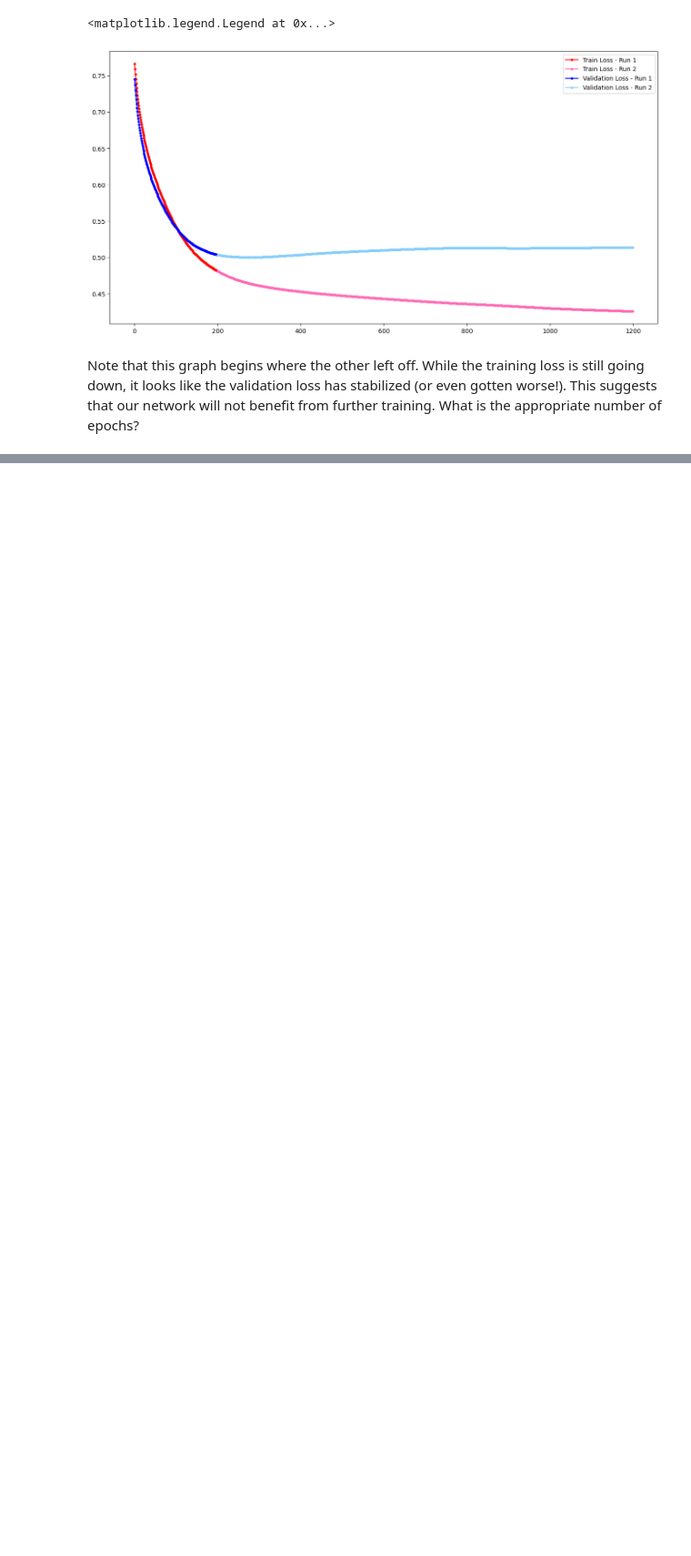
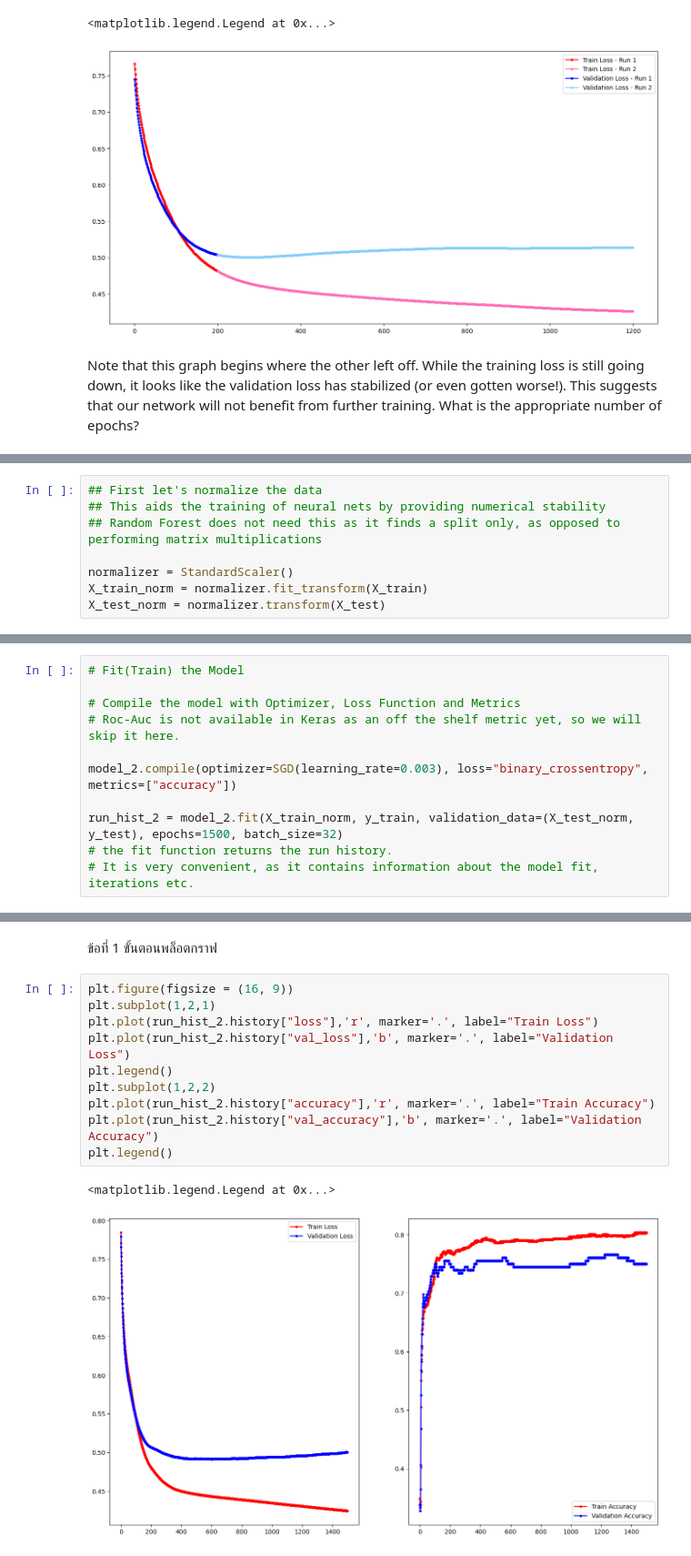
Before and after one commit to Wr3nch-ren/01418364-practical-deep-learning, a Jupyter notebook: 04_Keras_First_NN_HW.ipynb, the cells around one changed output, grey strips where cells are left out. Shown at 91% size. Cells and saved outputs as stored; diff of their text form; blank space fills up the shorter version.

```diff
--- a/04_Keras_First_NN_HW.ipynb
+++ b/04_Keras_First_NN_HW.ipynb
@@ -319,0 +322,8 @@ Note that this graph begins where the other left off.  While the training loss i
+# %%
+## First let's normalize the data
+## This aids the training of neural nets by providing numerical stability
+## Random Forest does not need this as it finds a split only, as opposed to performing matrix multiplications
+
+normalizer = StandardScaler()
+X_train_norm = normalizer.fit_transform(X_train)
+X_test_norm = normalizer.transform(X_test)
@@ -319,0 +374,11 @@ Note that this graph begins where the other left off.  While the training loss i
+# %%
+# Fit(Train) the Model
+
+# Compile the model with Optimizer, Loss Function and Metrics
+# Roc-Auc is not available in Keras as an off the shelf metric yet, so we will skip it here.
+
+model_2.compile(optimizer=SGD(learning_rate=0.003), loss="binary_crossentropy", metrics=["accuracy"])
+
+run_hist_2 = model_2.fit(X_train_norm, y_train, validation_data=(X_test_norm, y_test), epochs=1500, batch_size=32)
+# the fit function returns the run history.
+# It is very convenient, as it contains information about the model fit, iterations etc.
@@ -319,0 +403,15 @@ Note that this graph begins where the other left off.  While the training loss i
+# %% [markdown]
+ข้อที่ 1 ขั้นตอนพล็อตกราฟ
+# %%
+plt.figure(figsize = (16, 9))
+plt.subplot(1,2,1)
+plt.plot(run_hist_2.history["loss"],'r', marker='.', label="Train Loss")
+plt.plot(run_hist_2.history["val_loss"],'b', marker='.', label="Validation Loss")
+plt.legend()
+plt.subplot(1,2,2)
+plt.plot(run_hist_2.history["accuracy"],'r', marker='.', label="Train Accuracy")
+plt.plot(run_hist_2.history["val_accuracy"],'b', marker='.', label="Validation Accuracy")
+plt.legend()
+# %% [output]
+<matplotlib.legend.Legend at 0x...>
+[figure, added]
```
Also changed, not shown: parts of 16 cells of this notebook.
